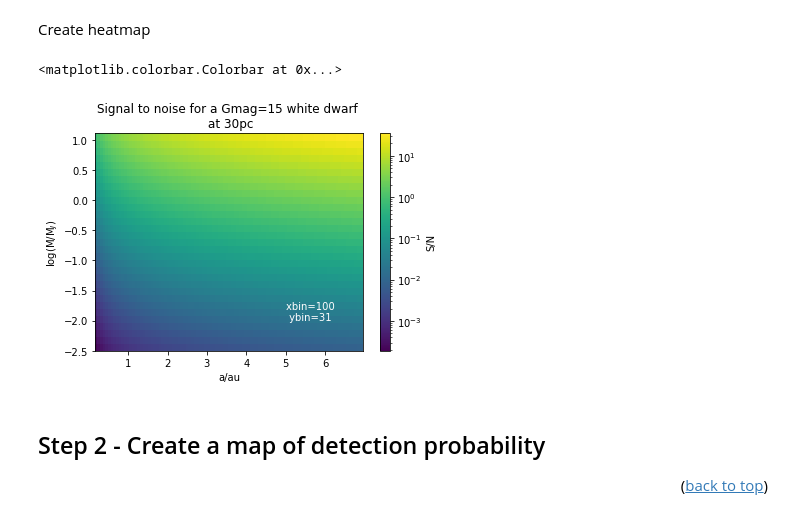
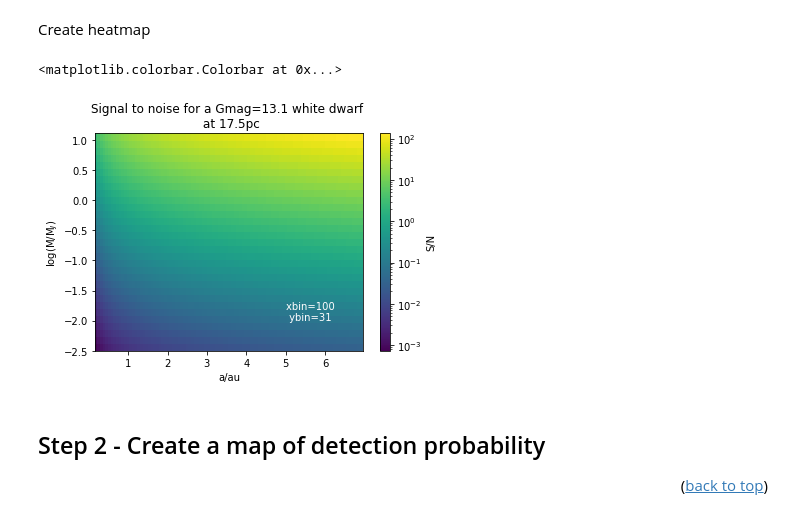
Before and after one commit to Hannah-RS/Gaia-white-dwarf, a Jupyter notebook: Detection_probability/Detection probability heatmaps.ipynb, the cells around one changed output. Drawn from its saved outputs; the diff is of its cells as text; code cells hidden in the pictures.

Commit message:
Update detection probability notebook
Add ability to create detection probability map for a given candidate

```diff
--- a/Detection_probability/Detection probability heatmaps.ipynb
+++ b/Detection_probability/Detection probability heatmaps.ipynb
@@ -36,7 +36,23 @@ mj=1.898e27 #mass of Jupiter [kg
 <p align="right">(<a href="#top">back to top</a>)</p>
 # %%
-d=30 #distance to WD [pc]
-noise=8.2e-5 #noise of a magnitude 15 white dwarf [as]
+# these parameters are for G29-38
+candidate = 'G29_38' #name of candidate, will be used in the filename so don't include illegal characters
+d=17.5 #distance to WD [pc]
+gmag =13.1 # Gaia broadband magnitude
+# %%
+# Calculate noise using equation 3, 4, 5
+# same code as in Catalogue/noise_calculator.py
+T_factor = 0.527
+
+if 10**(0.4*(13-15))>10**(0.4*(gmag-15)):#replace values for which the second thing is bigger
+    z=10**(0.4*(13-15))
+else:
+    z = 10**(0.4*(gmag-15))
+
+
+sigma_pi = T_factor*(40+800*z+30*z**2)**(0.5)
+
+noise = np.sqrt(150)*sigma_pi/(2.15*1.1)*1e-6  #sigma fov in as
 # %% [markdown]
 ## Import Ranalli 2018 data <a class="anchor" id="data"></a>
 <p align="right">(<a href="#top">back to top</a>)</p>
@@ -151,14 +167,14 @@ Create heatmap
 # %%
 plt.figure()
 plt.hist2d(noise_info['a'],noise_info['logM'],bins=[nbins_a,nbins_m],weights=noise_info['SN'],norm=mcolors.LogNorm())
 plt.xlabel('a/au')
 plt.ylabel('log(M/M$_J$)')
-plt.title('Signal to noise for a Gmag=15 white dwarf \n at {}pc'.format(d))
+plt.title('Signal to noise for a Gmag={} white dwarf \n at {}pc'.format(gmag,d))
 plt.text(5,-2,'xbin={} \n ybin={}'.format(nbins_a,nbins_m),color='white')
 plt.colorbar(label='S/N')
 # %% [output]
 <matplotlib.colorbar.Colorbar at 0x...>
-[figure, old version]
+[figure, new version]
 # %% [markdown]
 ## Step 2 - Create a map of detection probability <a class="anchor" id="step-2"></a>
 <p align="right">(<a href="#top">back to top</a>)</p>
```
Also changed, not shown: parts of 9 cells of this notebook.
